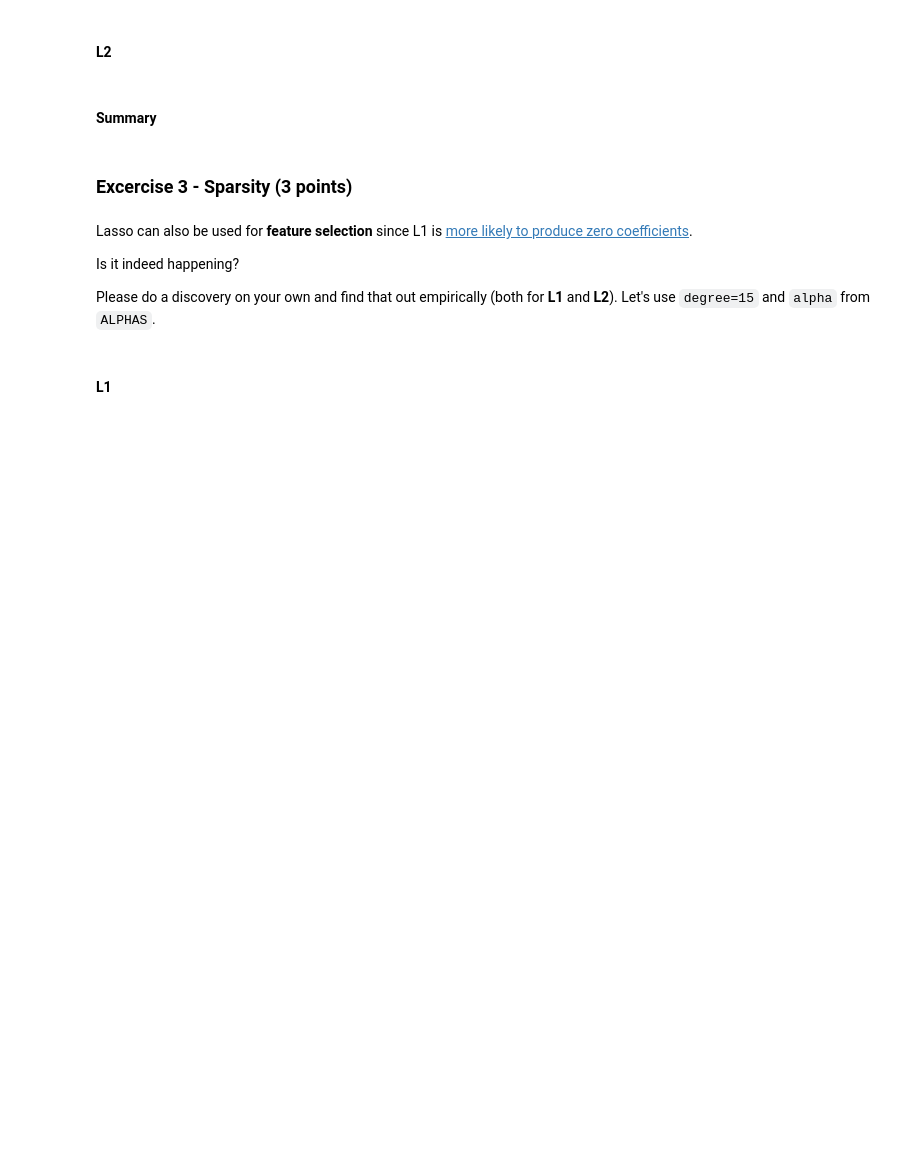
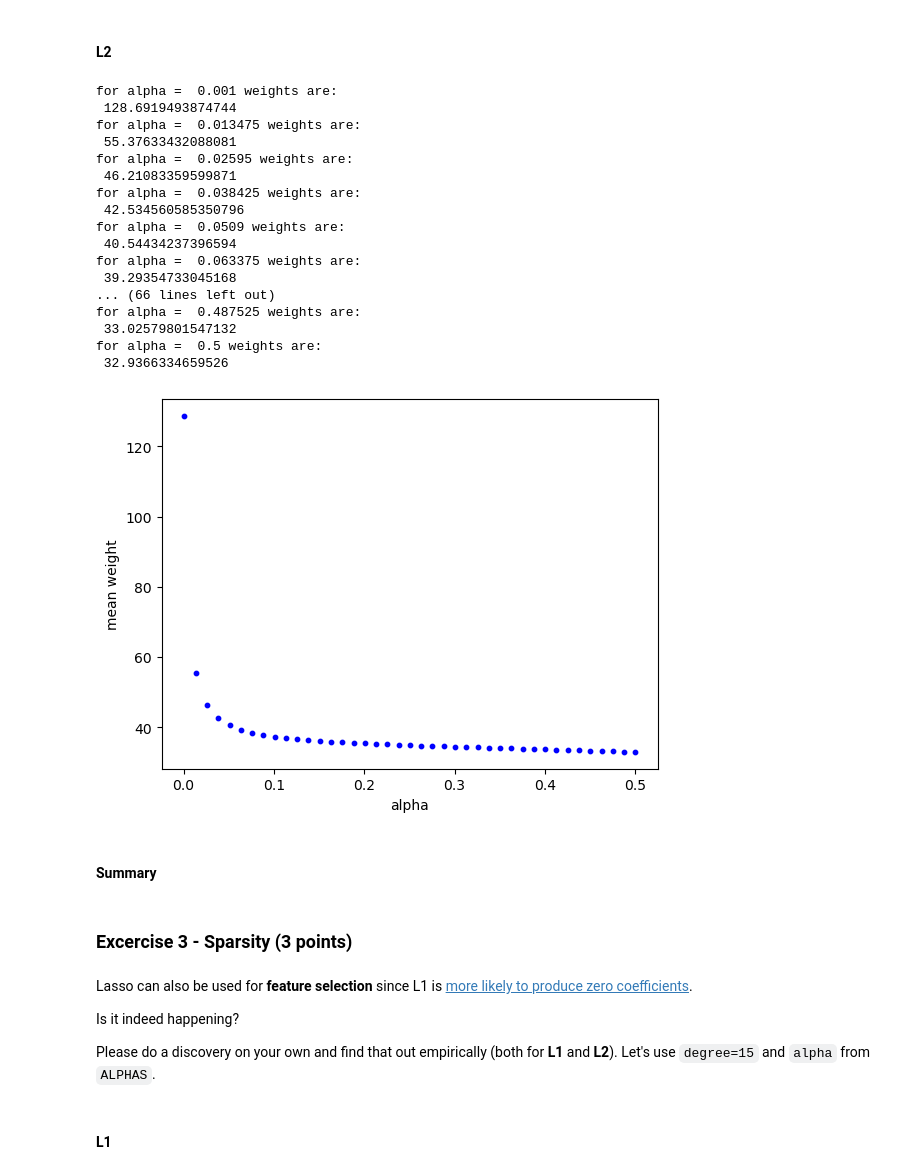
Before and after one commit to tshura/ml-intro-tasks-copy, a Jupyter notebook: 4_overfitting_regularization/overfitting_regularization.ipynb, the cells around one changed output. Drawn from its saved outputs; the diff is of its cells as text; code cells hidden in the pictures; blank space fills up the shorter version.

```diff
--- a/4_overfitting_regularization/overfitting_regularization.ipynb
+++ b/4_overfitting_regularization/overfitting_regularization.ipynb
@@ -423,2 +465,29 @@ Please do a discovery on your own and find that out empirically (both for **L1**
+# %%
+a = 0
+for a in ALPHAS:
+    r = Ridge(alpha=a, random_state=SEED, max_iter=50000).fit(x_t_dtrain, y_dtrain).coef_.mean()
+    print('for alpha = ', a, 'weights are:\n', r)
+    m = plt.scatter(x=a, y=r, s=10, color = 'b')
+    plt.xlabel('alpha')
+    plt.ylabel('mean weight')
+# %% [output]
+for alpha =  0.001 weights are:
+ 128.6919493874744
+for alpha =  0.013475 weights are:
+ 55.37633432088081
+for alpha =  0.02595 weights are:
+ 46.21083359599871
+for alpha =  0.038425 weights are:
+ 42.534560585350796
+for alpha =  0.0509 weights are:
+ 40.54434237396594
+for alpha =  0.063375 weights are:
+ 39.29354733045168
+... (66 lines left out)
+for alpha =  0.487525 weights are:
+ 33.02579801547132
+for alpha =  0.5 weights are:
+ 32.9366334659526
+[figure, added]
 # %% [markdown]
 #### Summary
```
Also changed, not shown: parts of 29 cells of this notebook.
